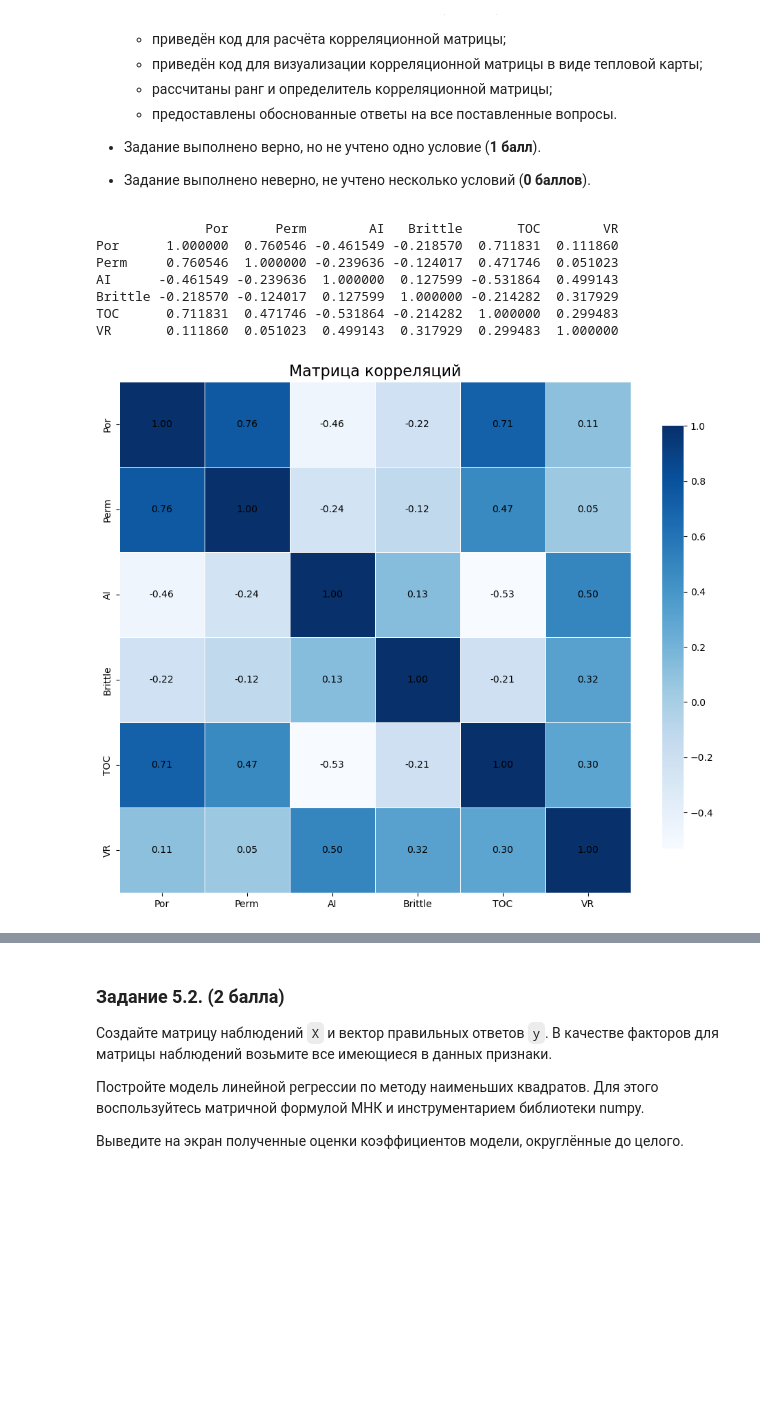
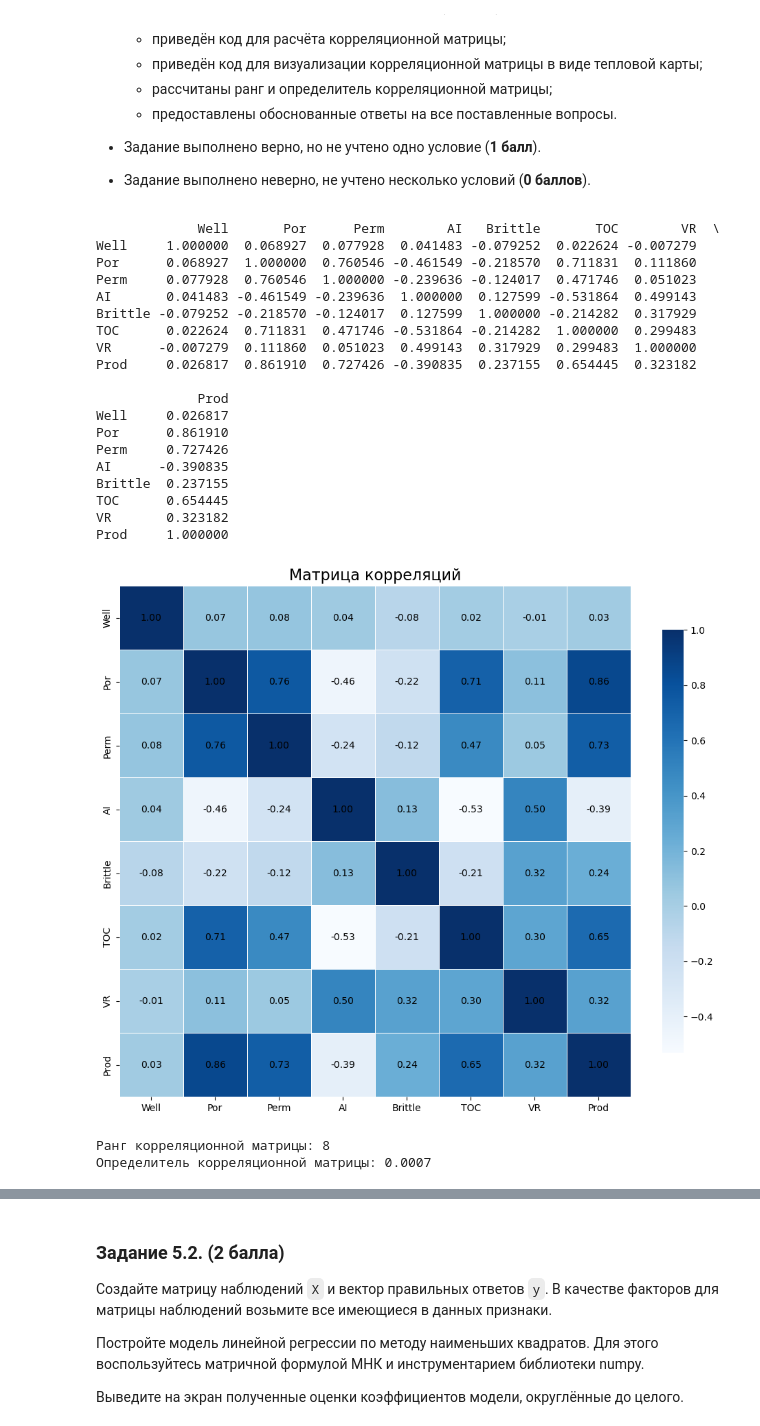
Before and after one commit to Vendor62/MIPT_practice, a Jupyter notebook: homework/ml_hw_1/ml_hw1.ipynb, the cells around one changed output, grey strips where cells are left out. Saved outputs shown, nothing was run; the diff lists cells and outputs as text; code cells hidden in the pictures; blank space fills up the shorter version.

```diff
--- a/homework/ml_hw_1/ml_hw1.ipynb
+++ b/homework/ml_hw_1/ml_hw1.ipynb
@@ -208,33 +208,53 @@ plt.show()
 - Задание выполнено верно, но не учтено одно условие (**1 балл**).
 - Задание выполнено неверно, не учтено несколько условий (**0 баллов**).
 # %%
-correlation_matrix = df[features].corr()
+correlation_matrix = df.corr()
 print(correlation_matrix)
 
 plt.figure(figsize=(12, 10))
 sns.heatmap(
     correlation_matrix,
     cmap='Blues',
     square=True,
     cbar_kws={"shrink": .8},
     linewidths=0.5,
     annot=False
 )
 for i in range(len(correlation_matrix.columns)):
     for j in range(len(correlation_matrix.columns)):
         plt.text(j + 0.5, i + 0.5,
                  f'{correlation_matrix.iloc[i, j]:.2f}',
                  ha='center', va='center', fontsize=10, color='black')
 
 plt.title('Матрица корреляций', size=16)
 plt.show()
 # %% [output]
-              Por      Perm        AI   Brittle       TOC        VR
-Por      1.000000  0.760546 -0.461549 -0.218570  0.711831  0.111860
-Perm     0.760546  1.000000 -0.239636 -0.124017  0.471746  0.051023
-AI      -0.461549 -0.239636  1.000000  0.127599 -0.531864  0.499143
-Brittle -0.218570 -0.124017  0.127599  1.000000 -0.214282  0.317929
-TOC      0.711831  0.471746 -0.531864 -0.214282  1.000000  0.299483
-VR       0.111860  0.051023  0.499143  0.317929  0.299483  1.000000
+             Well       Por      Perm        AI   Brittle       TOC        VR  \
+Well     1.000000  0.068927  0.077928  0.041483 -0.079252  0.022624 -0.007279
+Por      0.068927  1.000000  0.760546 -0.461549 -0.218570  0.711831  0.111860
+Perm     0.077928  0.760546  1.000000 -0.239636 -0.124017  0.471746  0.051023
+AI       0.041483 -0.461549 -0.239636  1.000000  0.127599 -0.531864  0.499143
+Brittle -0.079252 -0.218570 -0.124017  0.127599  1.000000 -0.214282  0.317929
+TOC      0.022624  0.711831  0.471746 -0.531864 -0.214282  1.000000  0.299483
+VR      -0.007279  0.111860  0.051023  0.499143  0.317929  0.299483  1.000000
+Prod     0.026817  0.861910  0.727426 -0.390835  0.237155  0.654445  0.323182
+
+             Prod
+Well     0.026817
+Por      0.861910
+Perm     0.727426
+AI      -0.390835
+Brittle  0.237155
+TOC      0.654445
+VR       0.323182
+Prod     1.000000
-[figure, old version]
+[figure, new version]
+# %%
+rank = np.linalg.matrix_rank(correlation_matrix)
+det = np.linalg.det(correlation_matrix)
+print(f'Ранг корреляционной матрицы: {rank}')
+print(f'Определитель корреляционной матрицы: {det:.4f}')
+# %% [output]
+Ранг корреляционной матрицы: 8
+Определитель корреляционной матрицы: 0.0007
 # %% [markdown]
```
Also changed, not shown: parts of 27 cells of this notebook.
